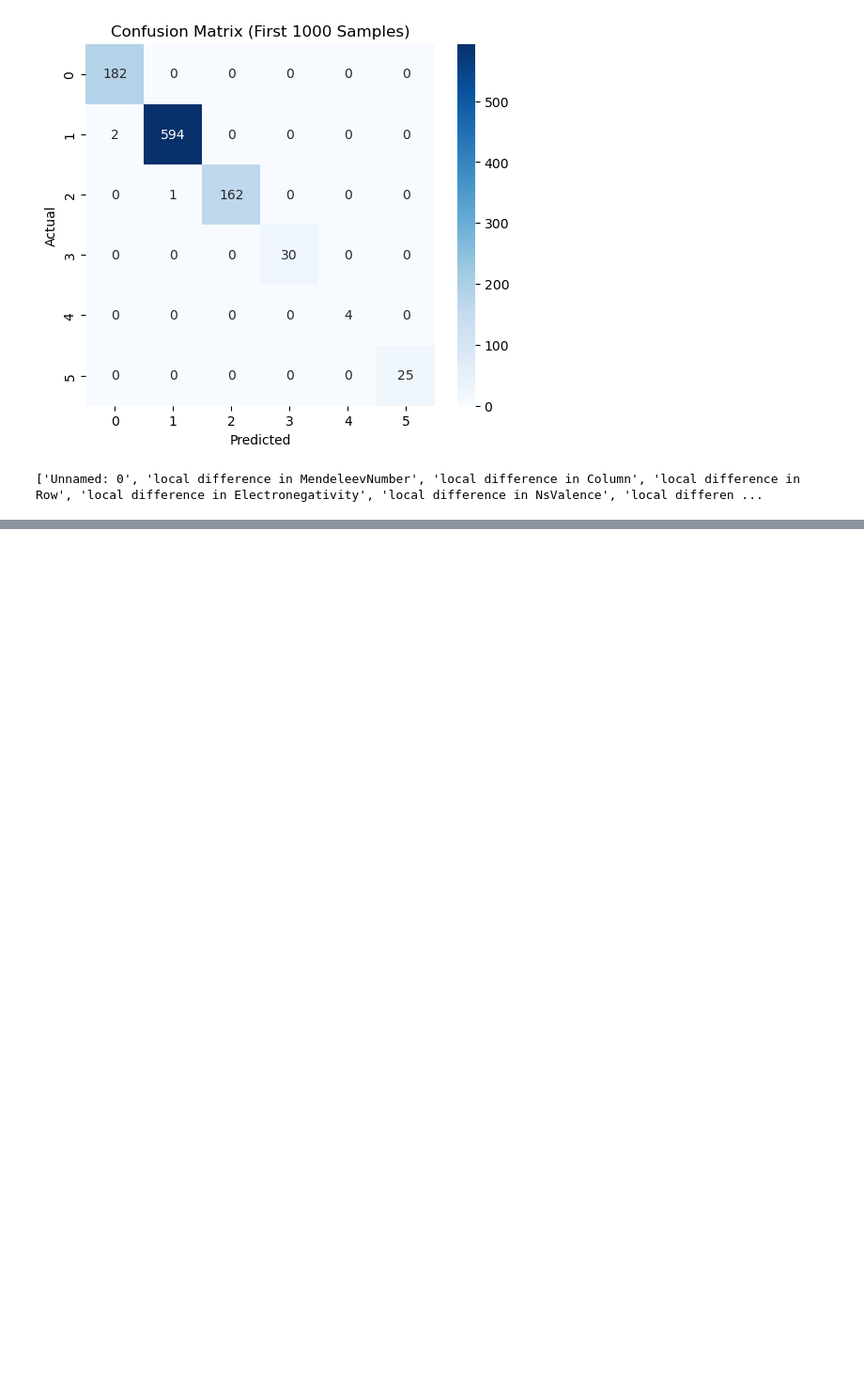
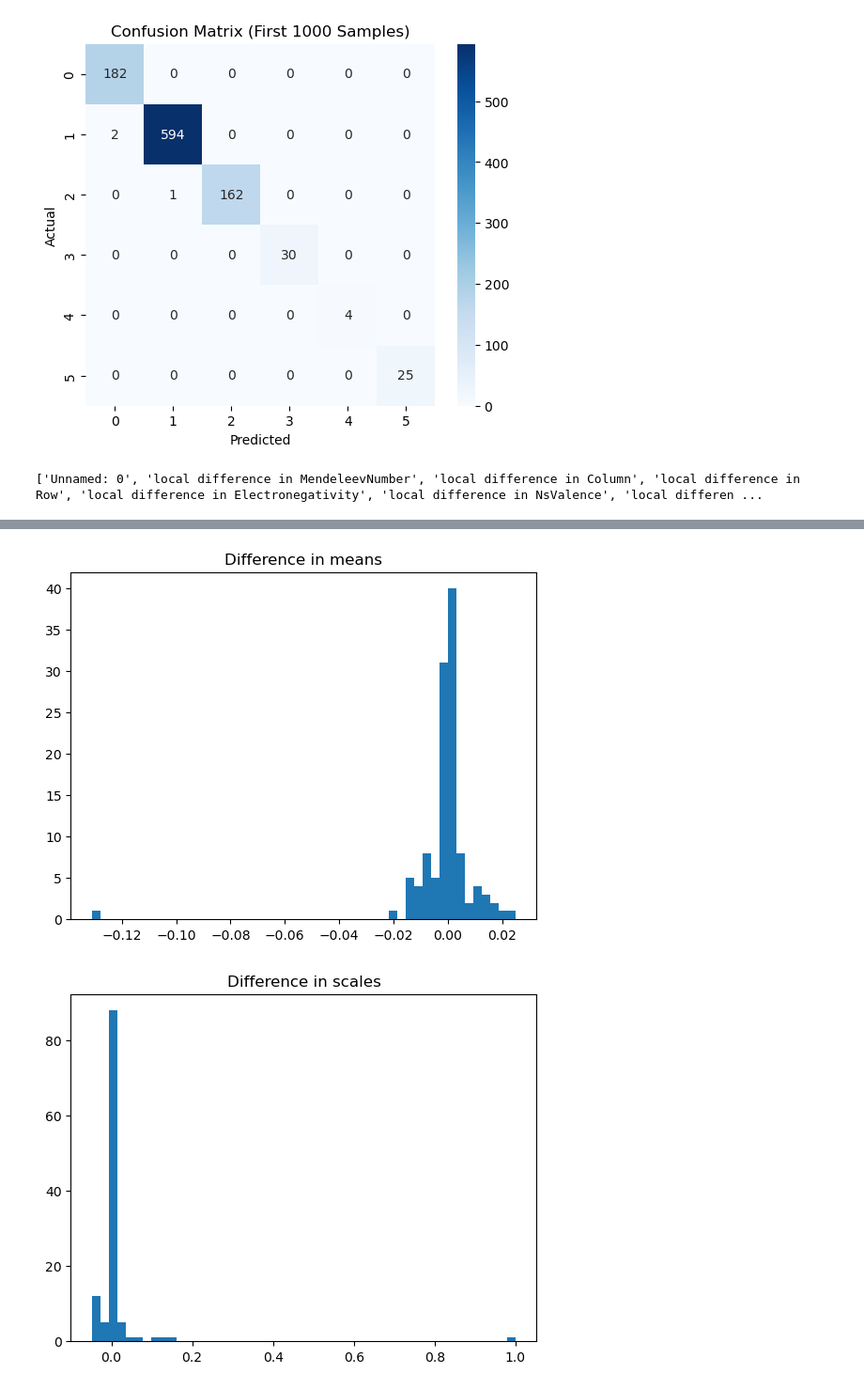
Before and after one commit to submerged-in-matrix/materials-ml-projects-, a Jupyter notebook: Projects/P_5_Oxidation_State_Assignment/P_5_Oxidation_State_Assignment.ipynb, the cells around one changed output, grey strips where cells are left out. Shown at 94% size. Saved outputs shown, nothing was run; the diff lists cells and outputs as text; code cells hidden in the pictures; blank space fills up the shorter version.

```diff
--- a/Projects/P_5_Oxidation_State_Assignment/P_5_Oxidation_State_Assignment.ipynb
+++ b/Projects/P_5_Oxidation_State_Assignment/P_5_Oxidation_State_Assignment.ipynb
@@ -149,0 +204,14 @@ ValueError: operands could not be broadcast together with shapes (1441551,137) (
+# %%
+# Check distribution difference
+import matplotlib.pyplot as plt
+
+plt.hist(scaler.mean_ - scaler_manual.mean_, bins=50)
+plt.title("Difference in means")
+plt.show()
+
+plt.hist(scaler.scale_ - scaler_manual.scale_, bins=50)
+plt.title("Difference in scales")
+plt.show()
+# %% [output]
+[figure, added]
+[figure, added]
```
Also changed, not shown: parts of 9 cells of this notebook.
